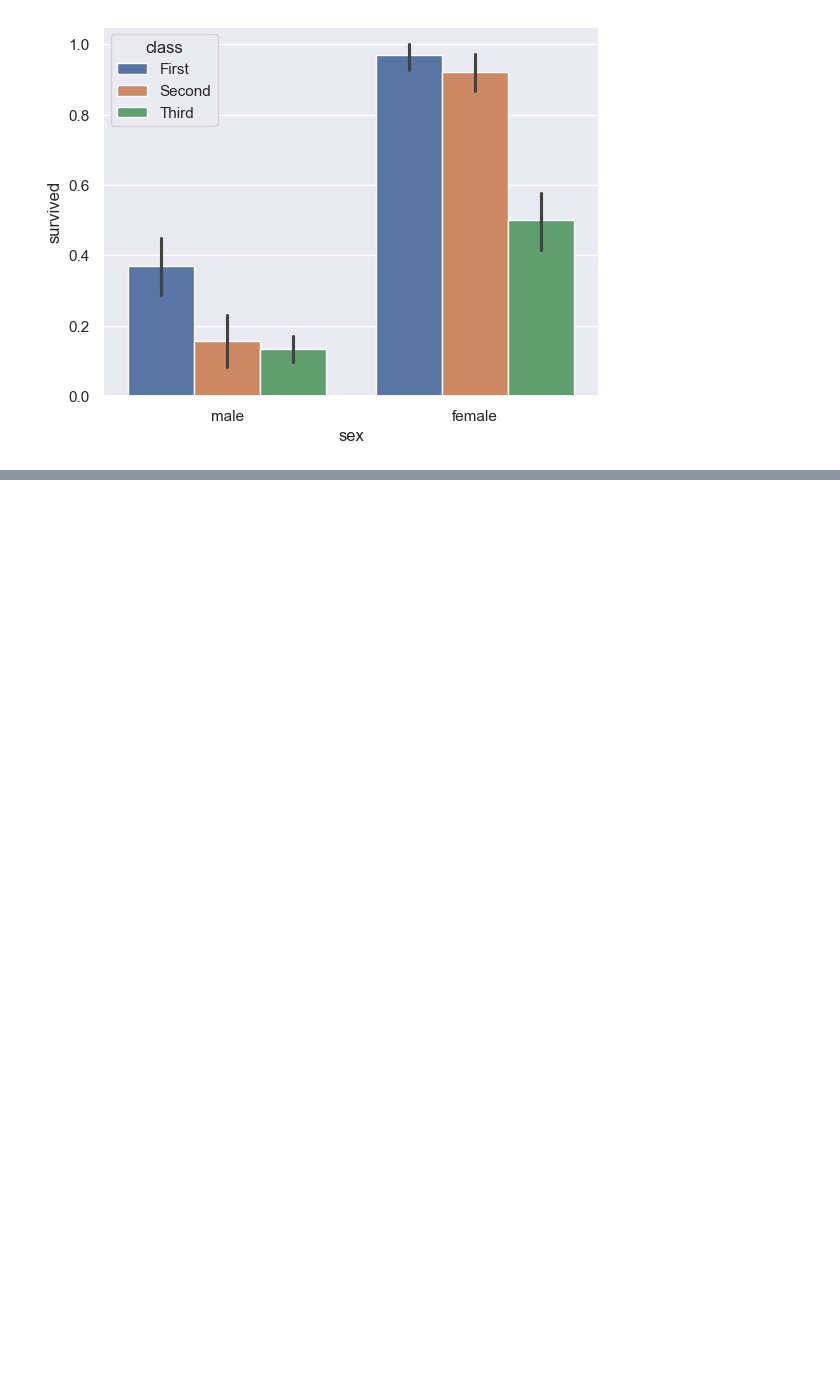
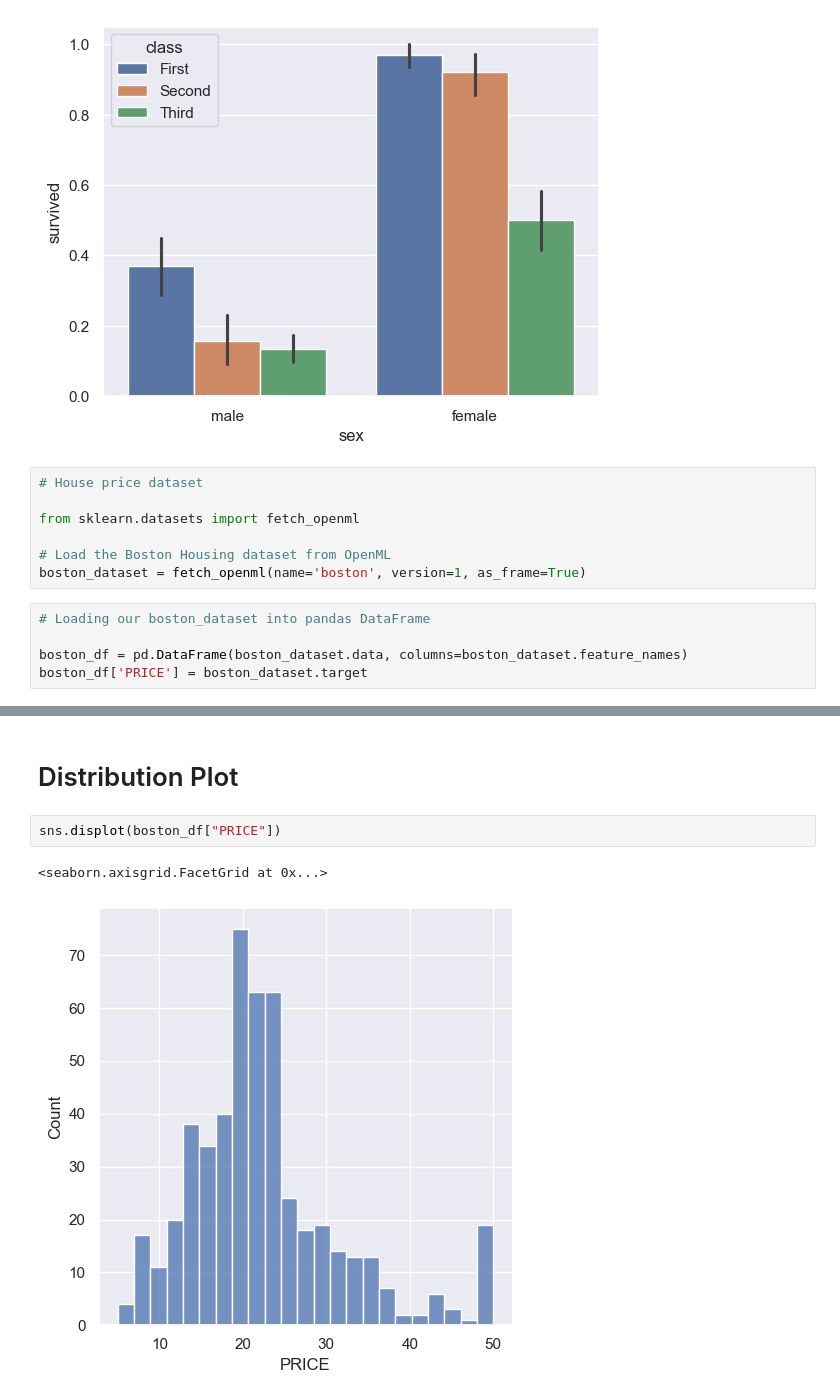
Before and after one commit to Abbasam8910/Machine-Learning-Tutorial, a Jupyter notebook: Day 8/1. Seaborn Tutorial in Python.ipynb, the cells around one changed output, grey strips where cells are left out. Drawn from its saved outputs; the diff is of its cells as text; blank space fills up the shorter version.

Commit message:
Day 7 Seaborn Tutorial - Distribution Plot

```diff
--- a/Day 8/1. Seaborn Tutorial in Python.ipynb
+++ b/Day 8/1. Seaborn Tutorial in Python.ipynb
@@ -108,3 +108,15 @@ sns.barplot(x='sex',y='survived',hue='class', data=titanic)
 # %% [output]
 <Axes: xlabel='sex', ylabel='survived'>
 [figure]
+# %%
+# House price dataset
+
+from sklearn.datasets import fetch_openml
+
+# Load the Boston Housing dataset from OpenML
+boston_dataset = fetch_openml(name='boston', version=1, as_frame=True)
+# %%
+# Loading our boston_dataset into pandas DataFrame
+
+boston_df = pd.DataFrame(boston_dataset.data, columns=boston_dataset.feature_names)
+boston_df['PRICE'] = boston_dataset.target
@@ -110,0 +152,7 @@ sns.barplot(x='sex',y='survived',hue='class', data=titanic)
+# %% [markdown]
+# Distribution Plot
+# %%
+sns.displot(boston_df["PRICE"])
+# %% [output]
+<seaborn.axisgrid.FacetGrid at 0x...>
+[figure, added]
```
Also changed, not shown: parts of 4 cells of this notebook.
